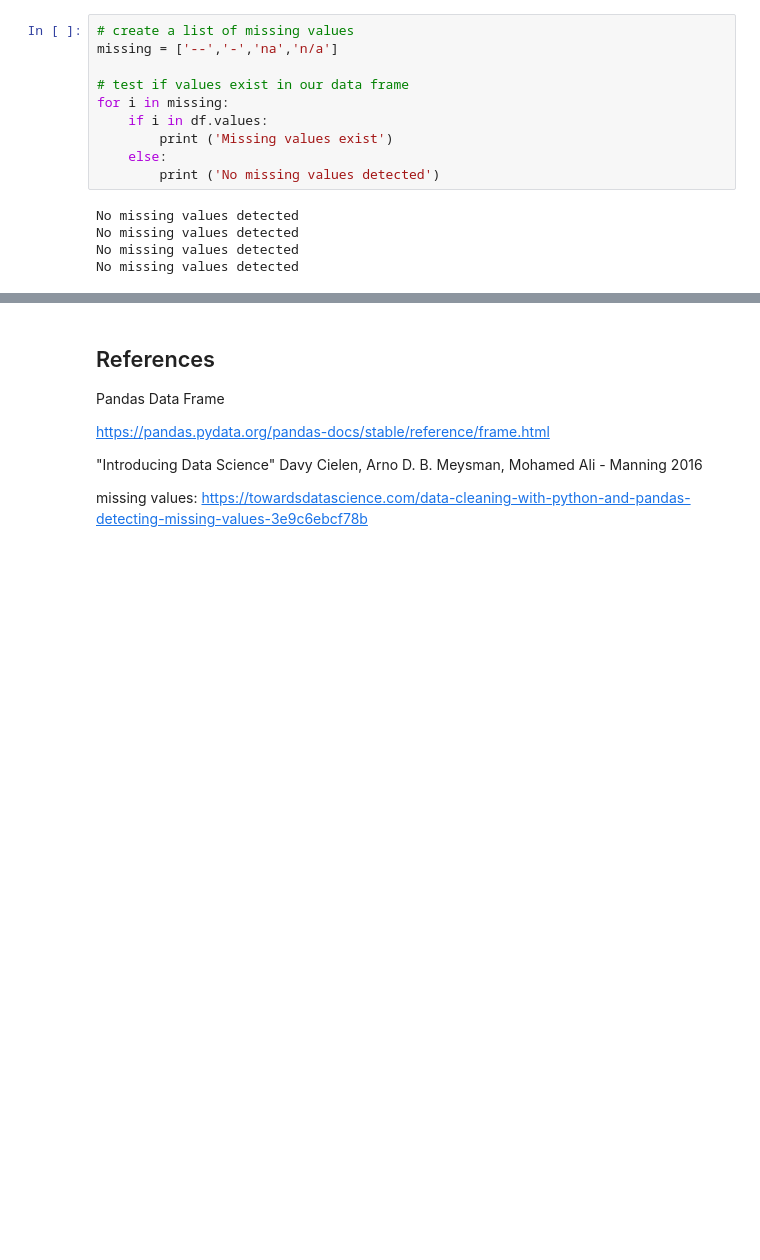
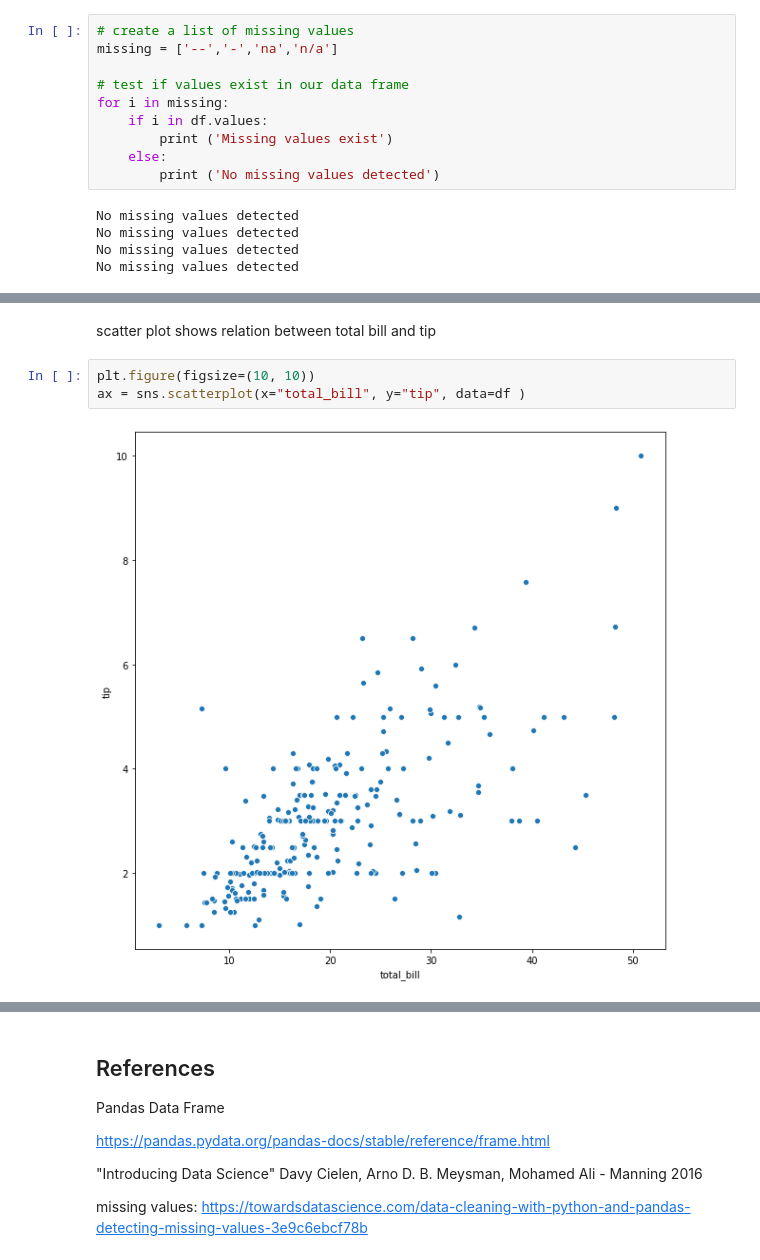
Before and after one commit to Slawak1/GMIT-FDA_Assesment_2019, a Jupyter notebook: gmit_fda_assesment_2019.ipynb, the cells around one changed output, grey strips where cells are left out. Saved outputs shown, nothing was run; the diff lists cells and outputs as text; blank space fills up the shorter version.

Commit message:
Data Exploration added - scatter plot

```diff
--- a/gmit_fda_assesment_2019.ipynb
+++ b/gmit_fda_assesment_2019.ipynb
@@ -124,2 +152,9 @@ No missing values detected
+# %% [markdown]
+scatter plot shows relation between total bill and tip
+# %%
+plt.figure(figsize=(10, 10))
+ax = sns.scatterplot(x="total_bill", y="tip", data=df )
+# %% [output]
+[figure, added]
 # %%
 df.describe()
```
Also changed, not shown: parts of 11 cells of this notebook.
